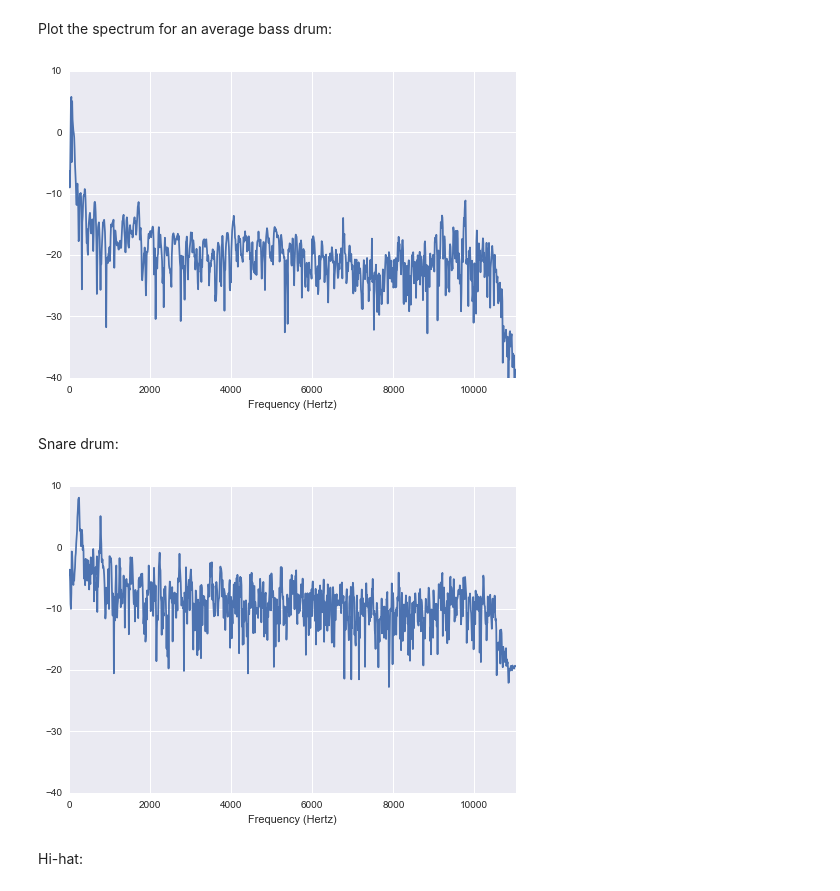
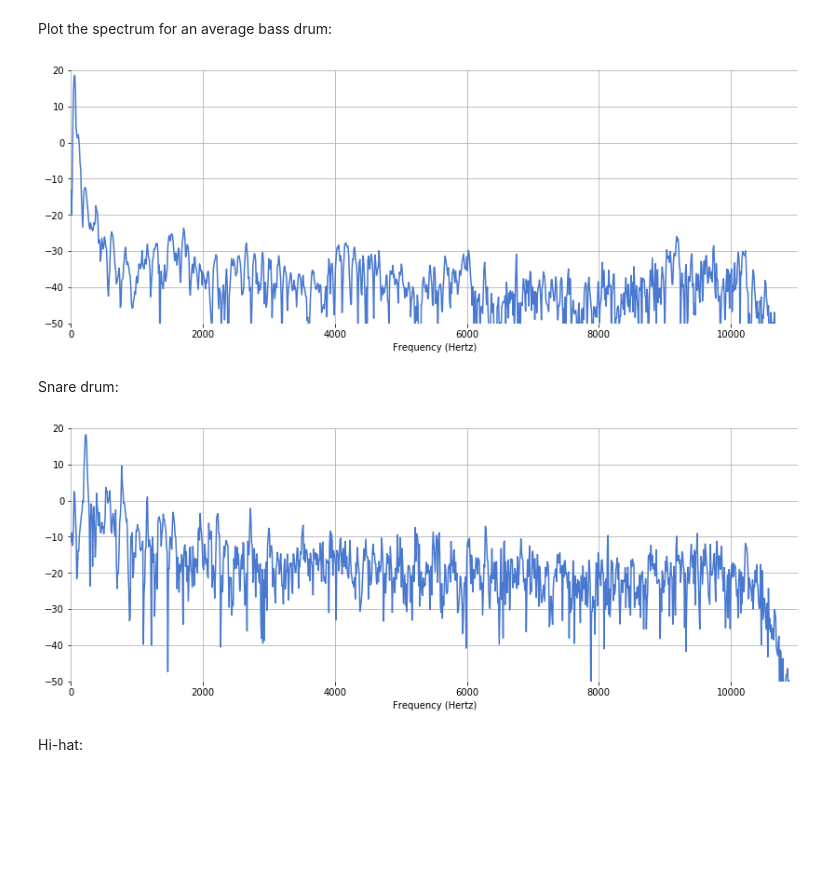
Before and after one commit to iranroman/musicinformationretrieval.com, a Jupyter notebook: adtlib.ipynb, the cells around one changed output. Drawn from its saved outputs; the diff is of its cells as text; code cells hidden in the pictures; blank space fills up the shorter version.

```diff
--- a/adtlib.ipynb
+++ b/adtlib.ipynb
@@ -54,0 +27,2 @@ array(['BD', 'HH', 'SD', 'HH', 'BD', 'BD', 'HH', 'HH', 'BD', 'HH', 'SD',
+# %%
+drum_onsets = ADT([filename])[0]
@@ -86,2 +70,0 @@ Clearly, the default parameters are not optimized for this input file. For examp
-# %%
-onset_times, onset_types = ADTBDRNN([filename], close_error=0.100, lambd=[1, 1, 1])
@@ -111,3 +74,0 @@ Convert onsets from units of seconds to samples:
-# %%
-onset_samples = librosa.time_to_samples(onset_times, sr=fs)
-print onset_samples
@@ -120,36 +75,39 @@ print onset_samples
 # %% [markdown]
 Create a function that returns a log-amplitude spectrum of an average drum beat for a particular drum type:
 # %%
-def plot_avg_spectrum(x, onset_type):
+def plot_avg_spectrum(x, onset_times):
 
     # Compute average drum beat signal.
-    frame_sz = int(0.100*fs)
+    frame_sz = int(0.100*sr)
     def normalize(z):
         return z/scipy.linalg.norm(z)
-    x_avg = numpy.mean([normalize(x[i:i+frame_sz]) for i in onset_samples[onset_types==onset_type]], axis=0)
+    onset_samples = librosa.time_to_samples(onset_times, sr=sr)
+    x_avg = numpy.mean([normalize(x[i:i+frame_sz]) for i in onset_samples], axis=0)
 
     # Compute average spectrum.
     X = librosa.spectrum.fft.fft(x_avg)
-    Xmag = librosa.logamplitude(X)
+    Xmag = librosa.amplitude_to_db(abs(X))
 
     # Plot spectrum.
-    f = numpy.arange(frame_sz)*fs/frame_sz
-    plt.plot(f[:frame_sz/2], Xmag[:frame_sz/2])
-    plt.xlim(xmax=f[frame_sz/2])
-    plt.ylim([-40, 10])
+    f = numpy.arange(frame_sz)*sr/frame_sz
+    Nd2 = int(frame_sz/2)
+    plt.figure(figsize=(14, 5))
+    plt.plot(f[:Nd2], Xmag[:Nd2])
+    plt.xlim(xmax=f[Nd2])
+    plt.ylim([-50, 20])
     plt.xlabel('Frequency (Hertz)')
 # %% [markdown]
 Plot the spectrum for an average bass drum:
 # %%
-plot_avg_spectrum(x, 'BD')
+plot_avg_spectrum(x, drum_onsets['Kick'])
 # %% [output]
-[figure, old version]
+[figure, new version]
 # %% [markdown]
 Snare drum:
 # %%
-plot_avg_spectrum(x, 'SD')
+plot_avg_spectrum(x, drum_onsets['Snare'])
 # %% [output]
-[figure, old version]
+[figure, new version]
 # %% [markdown]
 Hi-hat:
 # %%
```
Also changed, not shown: parts of 24 cells of this notebook, 1 other file.
